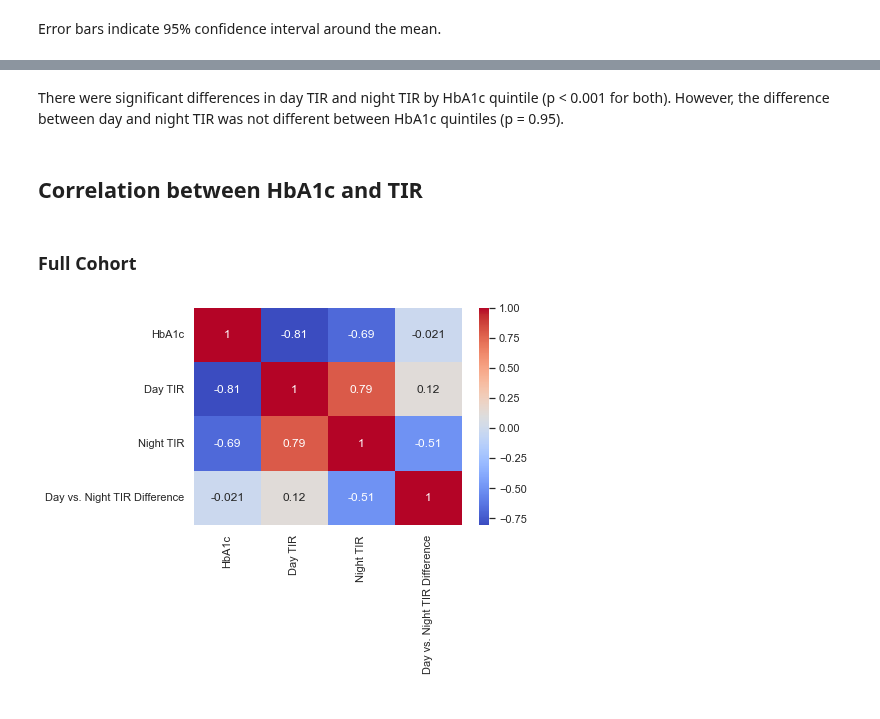
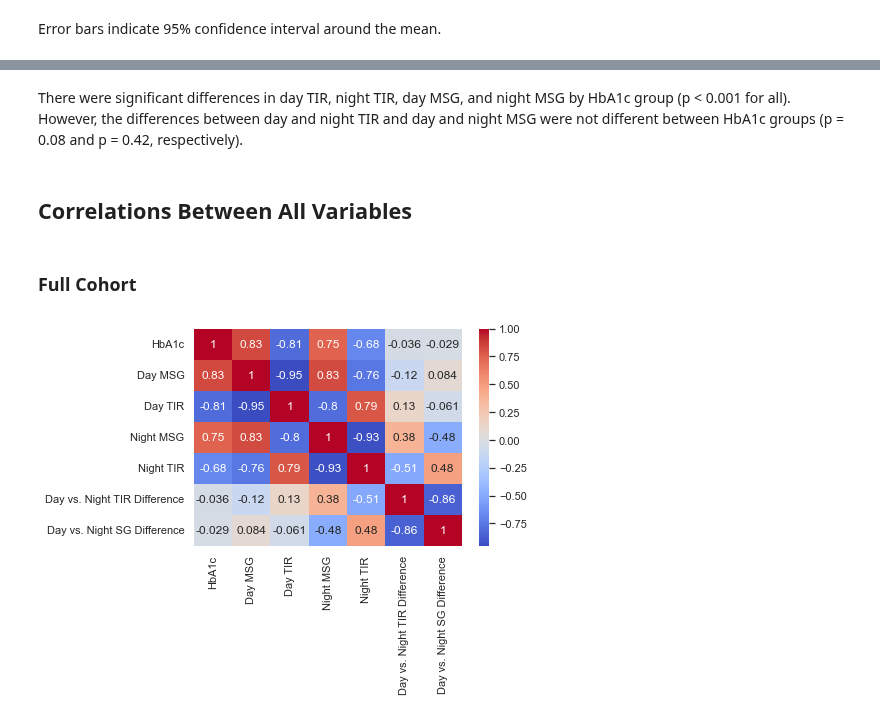
Before and after one commit to childhealthbiostatscore/BDC-Code, a Jupyter notebook: Viral Shah/Day and Night CGM/day_night_cgm_jdrf.ipynb, the cells around one changed output, grey strips where cells are left out. Saved outputs shown, nothing was run; the diff lists cells and outputs as text; code cells hidden in the pictures.

Commit message:
Update day_night_cgm_jdrf.ipynb
updated report with new HbA1c groups

```diff
--- a/Viral Shah/Day and Night CGM/day_night_cgm_jdrf.ipynb
+++ b/Viral Shah/Day and Night CGM/day_night_cgm_jdrf.ipynb
@@ -9,8 +12,8 @@ sns.set_theme(style="whitegrid")
 sns.set_palette("coolwarm")
 # %%
 # Import data
-df = pd.read_csv(wd+'Data_Clean/analysis_data.csv',usecols=['HbA1c','14 Day TIR','14 Night TIR'])
-df.columns = ['a1c','day_tir','night_tir']
+df = pd.read_csv(wd+'Data_Clean/analysis_data.csv',usecols=['ID','Age','HbA1c','14 Day TIR','14 Night TIR','14 Day Mean','14 Night Mean'])
+df.columns = ['id','age','a1c','day_mbg','day_tir','night_mbg','night_tir']
 # Get row with most sensor values for each person in JDRF data
 jdrf = pd.read_csv(wd+'Data_Clean/analysis_data_jdrf.csv')
 idx = jdrf.groupby('id',sort=False)['sensor_readings'].transform(max) == jdrf['sensor_readings']
@@ -18,8 +21,9 @@ jdrf = jdrf[idx]
 idx = jdrf["sensor_readings"] >= 2822 # 70% cutoff for 2 weeks of data
 jdrf = jdrf[idx]
 # Combine
-jdrf = jdrf[['a1c','day_tir','night_tir']]
+jdrf = jdrf[['id','age','a1c','day_mbg','day_tir','night_mbg','night_tir']]
 df = pd.concat([df,jdrf])
+df.reset_index(inplace=True,drop=True)
 # %% [markdown]
 # Data Characteristics
 - TIR was calculated using 2 weeks of CGM data prior to an office visit.
@@ -29,5 +32,6 @@ df = pd.concat([df,jdrf])
 # %%
-# Split into quintiles
-df['a1c_group'] = pd.qcut(df['a1c'],5)
-# Difference between day and night TIR
+# Split into HbA1c groups
+df['a1c_group'] = pd.cut(df['a1c'],[0,7,8,9,10,float('inf')],right=False)
+# Difference between day and night
 df['tir_diff'] = df['day_tir'] - df['night_tir']
+df['mbg_diff'] = df['day_mbg'] - df['night_mbg']
@@ -109,13 +96,13 @@ sem
 # %% [markdown]
-There were significant differences in day TIR and night TIR by HbA1c quintile (p < 0.001 for both). However, the difference between day and night TIR was not different between HbA1c quintiles (p = 0.95).
+There were significant differences in day TIR, night TIR, day MSG, and night MSG by HbA1c group (p < 0.001 for all). However, the differences between day and night TIR and day and night MSG were not different between HbA1c groups (p = 0.08 and p = 0.42, respectively).
 # %% [markdown]
-## Correlation between HbA1c and TIR
+## Correlations Between All Variables
 # %% [markdown]
 ### Full Cohort
 # %%
-corr_mat = df
-corr_mat.columns = ['HbA1c','Day TIR','Night TIR','HbA1c Group','Day vs. Night TIR Difference']
+corr_mat = df[['a1c','day_mbg','day_tir','night_mbg','night_tir','a1c_group','tir_diff','mbg_diff']]
+corr_mat.columns = ['HbA1c','Day MSG','Day TIR','Night MSG','Night TIR','HbA1c Group','Day vs. Night TIR Difference','Day vs. Night SG Difference']
 c_full = corr_mat.corr()
 sns.heatmap(c_full,annot=True,cmap="coolwarm");
 # %% [output]
-[figure, old version]
+[figure, new version]
```
Also changed, not shown: parts of 24 cells of this notebook.
